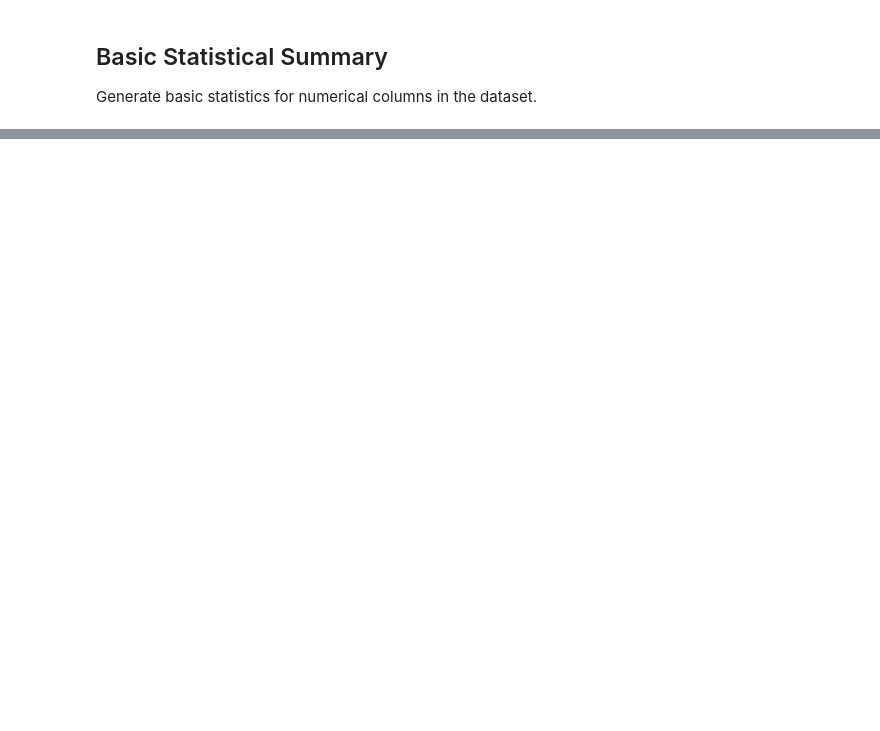
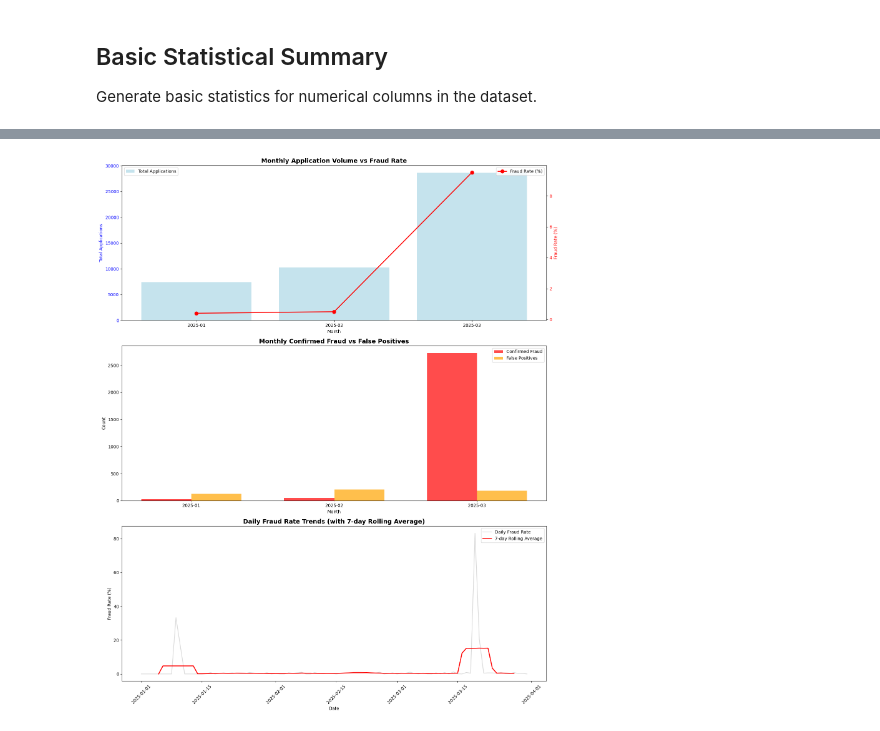
Before and after one commit to clderoch/caseStudy_HM, a Jupyter notebook: Data_Analysis/fraud_analysis.ipynb, the cells around one changed output, grey strips where cells are left out. Drawn from its saved outputs; the diff is of its cells as text; code cells hidden in the pictures; blank space fills up the shorter version.

```diff
--- a/Data_Analysis/fraud_analysis.ipynb
+++ b/Data_Analysis/fraud_analysis.ipynb
@@ -47,0 +502,66 @@ df.describe()
+# %%
+# TEMPORAL TREND VISUALIZATIONS
+
+fig, axes = plt.subplots(3, 1, figsize=(15, 18))
+
+# 1. Monthly trends
+monthly_stats.reset_index(inplace=True)
+monthly_stats['YEAR_MONTH_STR'] = monthly_stats['YEAR_MONTH'].astype(str)
+
+# Monthly application volume and fraud rates
+ax1 = axes[0]
+ax1_twin = ax1.twinx()
+
+# Bar plot for total applications
+ax1.bar(monthly_stats['YEAR_MONTH_STR'], monthly_stats['Total_Apps'],
+        alpha=0.7, color='lightblue', label='Total Applications')
+ax1.set_ylabel('Total Applications', color='blue')
+ax1.set_xlabel('Month')
+ax1.tick_params(axis='y', labelcolor='blue')
+
+# Line plot for fraud rate
+ax1_twin.plot(monthly_stats['YEAR_MONTH_STR'], monthly_stats['Fraud_Rate'],
+              color='red', marker='o', linewidth=2, markersize=8, label='Fraud Rate (%)')
+ax1_twin.set_ylabel('Fraud Rate (%)', color='red')
+ax1_twin.tick_params(axis='y', labelcolor='red')
+
+ax1.set_title('Monthly Application Volume vs Fraud Rate', fontsize=14, fontweight='bold')
+ax1.legend(loc='upper left')
+ax1_twin.legend(loc='upper right')
+
+# 2. Monthly confirmed fraud vs false positives
+ax2 = axes[1]
+width = 0.35
+x_pos = range(len(monthly_stats))
+
+ax2.bar([x - width/2 for x in x_pos], monthly_stats['Confirmed_Fraud'],
+        width, label='Confirmed Fraud', color='red', alpha=0.7)
+ax2.bar([x + width/2 for x in x_pos], monthly_stats['False_Positives'],
+        width, label='False Positives', color='orange', alpha=0.7)
+
+ax2.set_xlabel('Month')
+ax2.set_ylabel('Count')
+ax2.set_title('Monthly Confirmed Fraud vs False Positives', fontsize=14, fontweight='bold')
+ax2.set_xticks(x_pos)
+ax2.set_xticklabels(monthly_stats['YEAR_MONTH_STR'])
+ax2.legend()
+
+# 3. Daily fraud rate trend (using rolling average)
+daily_counts.reset_index(inplace=True)
+daily_counts['Rolling_Fraud_Rate'] = daily_counts['Fraud_Rate'].rolling(window=7, center=True).mean()
+
+ax3 = axes[2]
+ax3.plot(daily_counts['APP_DATE'], daily_counts['Fraud_Rate'],
+         alpha=0.3, color='gray', label='Daily Fraud Rate')
+ax3.plot(daily_counts['APP_DATE'], daily_counts['Rolling_Fraud_Rate'],
+         color='red', linewidth=2, label='7-day Rolling Average')
+ax3.set_xlabel('Date')
+ax3.set_ylabel('Fraud Rate (%)')
+ax3.set_title('Daily Fraud Rate Trends (with 7-day Rolling Average)', fontsize=14, fontweight='bold')
+ax3.legend()
+ax3.tick_params(axis='x', rotation=45)
+
+plt.tight_layout()
+plt.show()
+# %% [output]
+[figure, added]
```
Also changed, not shown: parts of 41 cells of this notebook, 2 other files.
